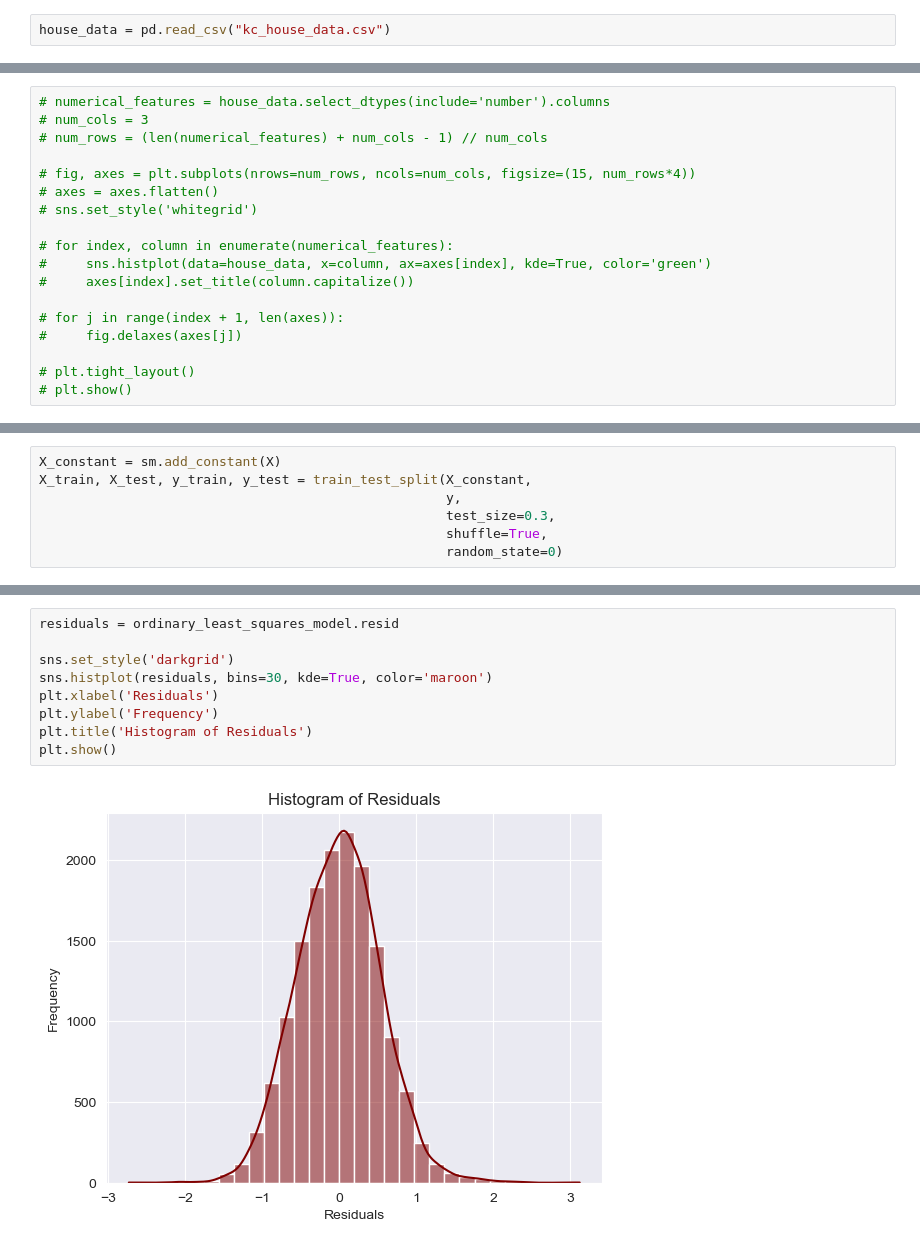
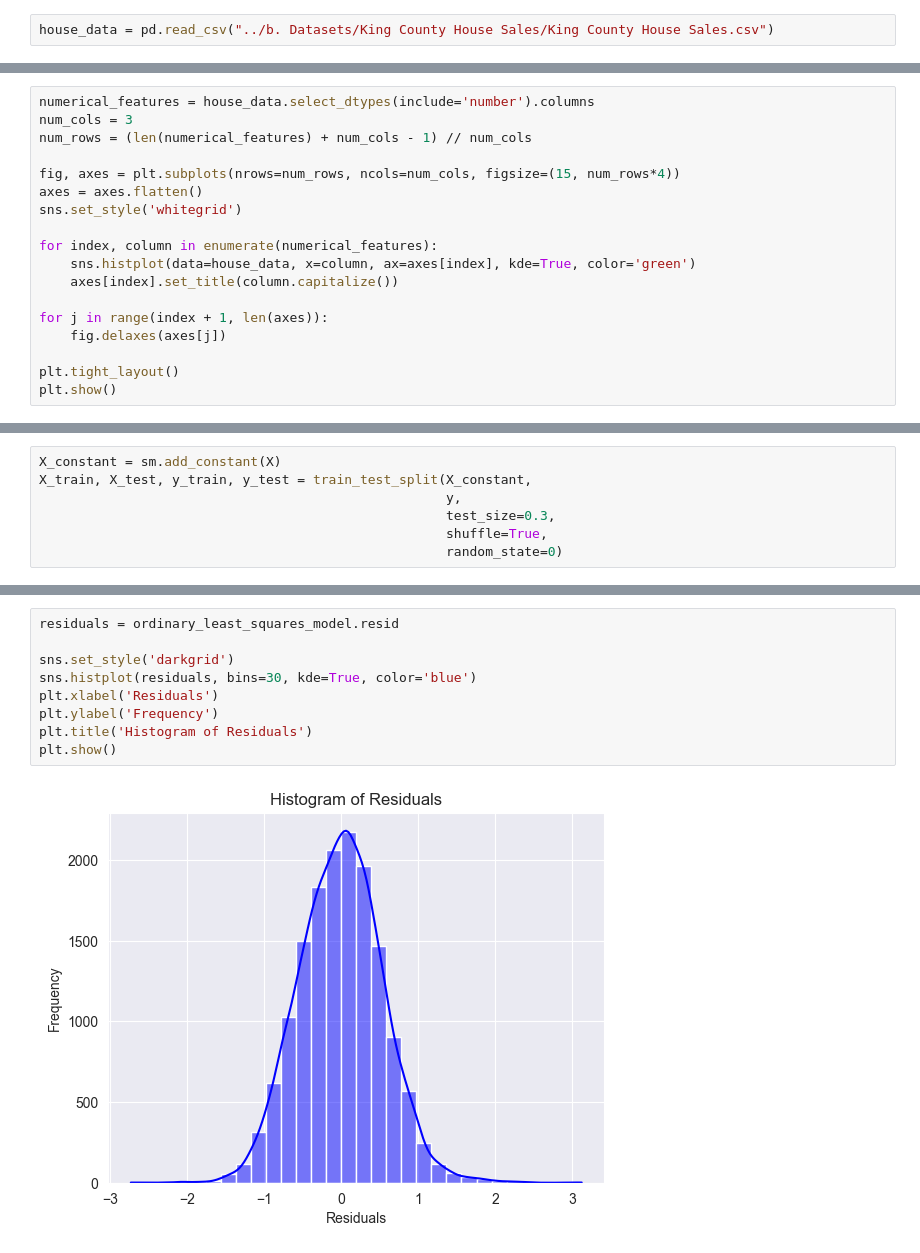
Before and after one commit to AdityaSreevatsaK/DS-ML-Playground, a Jupyter notebook: c. Jupyter Notebooks/King County House Sales.ipynb, the cells around one changed output, grey strips where cells are left out. Drawn from its saved outputs; the diff is of its cells as text.

```diff
--- a/c. Jupyter Notebooks/King County House Sales.ipynb
+++ b/c. Jupyter Notebooks/King County House Sales.ipynb
@@ -17,7 +14,7 @@ import statsmodels.api as sm
 
 warnings.filterwarnings('ignore')
 # %%
-house_data = pd.read_csv("kc_house_data.csv")
+house_data = pd.read_csv("../b. Datasets/King County House Sales/King County House Sales.csv")
 # %%
 display(house_data.head(2))
 display(house_data.tail(2))
@@ -109,18 +106,18 @@ house_data.isna().sum().sum()
 # %%
-# numerical_features = house_data.select_dtypes(include='number').columns
-# num_cols = 3
-# num_rows = (len(numerical_features) + num_cols - 1) // num_cols
+numerical_features = house_data.select_dtypes(include='number').columns
+num_cols = 3
+num_rows = (len(numerical_features) + num_cols - 1) // num_cols
 
-# fig, axes = plt.subplots(nrows=num_rows, ncols=num_cols, figsize=(15, num_rows*4))
-# axes = axes.flatten()
-# sns.set_style('whitegrid')
+fig, axes = plt.subplots(nrows=num_rows, ncols=num_cols, figsize=(15, num_rows*4))
+axes = axes.flatten()
+sns.set_style('whitegrid')
 
-# for index, column in enumerate(numerical_features):
-#     sns.histplot(data=house_data, x=column, ax=axes[index], kde=True, color='green')
-#     axes[index].set_title(column.capitalize())
+for index, column in enumerate(numerical_features):
+    sns.histplot(data=house_data, x=column, ax=axes[index], kde=True, color='green')
+    axes[index].set_title(column.capitalize())
 
-# for j in range(index + 1, len(axes)):
-#     fig.delaxes(axes[j])
+for j in range(index + 1, len(axes)):
+    fig.delaxes(axes[j])
 
-# plt.tight_layout()
-# plt.show()
+plt.tight_layout()
+plt.show()
@@ -286,12 +288,12 @@ Test RMSE is 0.532516085670348
 # %%
 residuals = ordinary_least_squares_model.resid
 
 sns.set_style('darkgrid')
-sns.histplot(residuals, bins=30, kde=True, color='maroon')
+sns.histplot(residuals, bins=30, kde=True, color='blue')
 plt.xlabel('Residuals')
 plt.ylabel('Frequency')
 plt.title('Histogram of Residuals')
 plt.show()
 # %% [output]
-[figure, old version]
+[figure, new version]
 # %%
```
Also changed, not shown: parts of 9 cells of this notebook, 4 other files.
